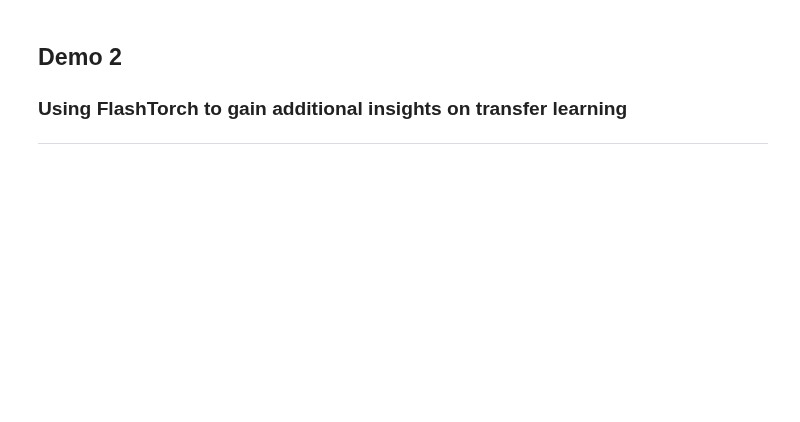
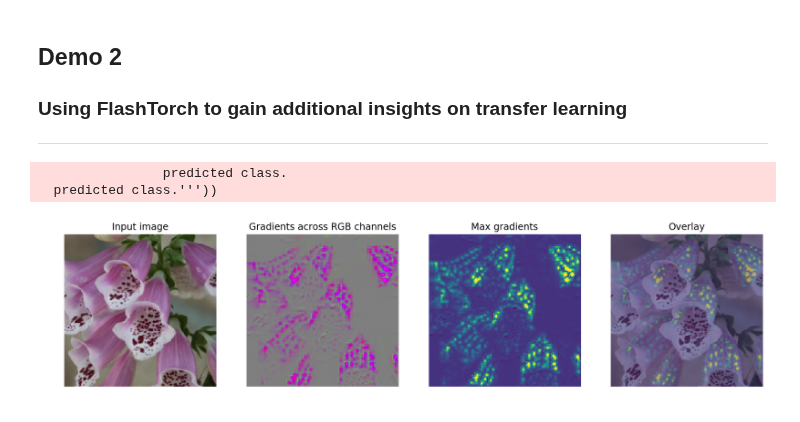
Before and after one commit to MisaOgura/flashtorch, a Jupyter notebook: presentations/hopperx1.ipynb, the cells around one changed output. Cells and saved outputs as stored; diff of their text form; code cells hidden in the pictures; blank space fills up the shorter version.

```diff
--- a/presentations/hopperx1.ipynb
+++ b/presentations/hopperx1.ipynb
@@ -294,3 +295,42 @@ visualize(input_, guided_gradients, max_guided_gradients, alpha=0.6)
 
 ### Using FlashTorch to gain additional insights on transfer learning
 ---
+# %%
+def create_model(filepath=None):
+    in_feats = 2208
+    out_feats = 102  # Total num of classes
+
+    if filepath is not None:
+        model = models.densenet161()
+    else:
+        model = models.densenet161(pretrained=True)
+
+    model.classifier = nn.Sequential(nn.Linear(in_feats, out_feats),
+                           nn.LogSoftmax(dim=1))
+
+    if filepath is not None:
+        checkpoint = torch.load(filepath, map_location='cpu')
+        model.load_state_dict(checkpoint['state_dict'])
+
+    for param in model.parameters():
+        param.requires_grad = False
+
+    return model
+# %%
+image = load_image('../examples/images/foxglove.jpg')
+input_ = apply_transforms(image)
+
+class_index = 96  # foxglove
+
+pretrained_model = create_model()
+
+backprop = Backprop(pretrained_model)
+
+guided_gradients = backprop.calculate_gradients(input_, class_index, guided=True)
+guided_max_gradients = backprop.calculate_gradients(input_, class_index, take_max=True, guided=True)
+
+visualize(input_, guided_gradients, guided_max_gradients)
+# %% [output]
+                predicted class.
+  predicted class.'''))
+[figure, added]
```
Also changed, not shown: parts of 16 cells of this notebook, 5 other files.
